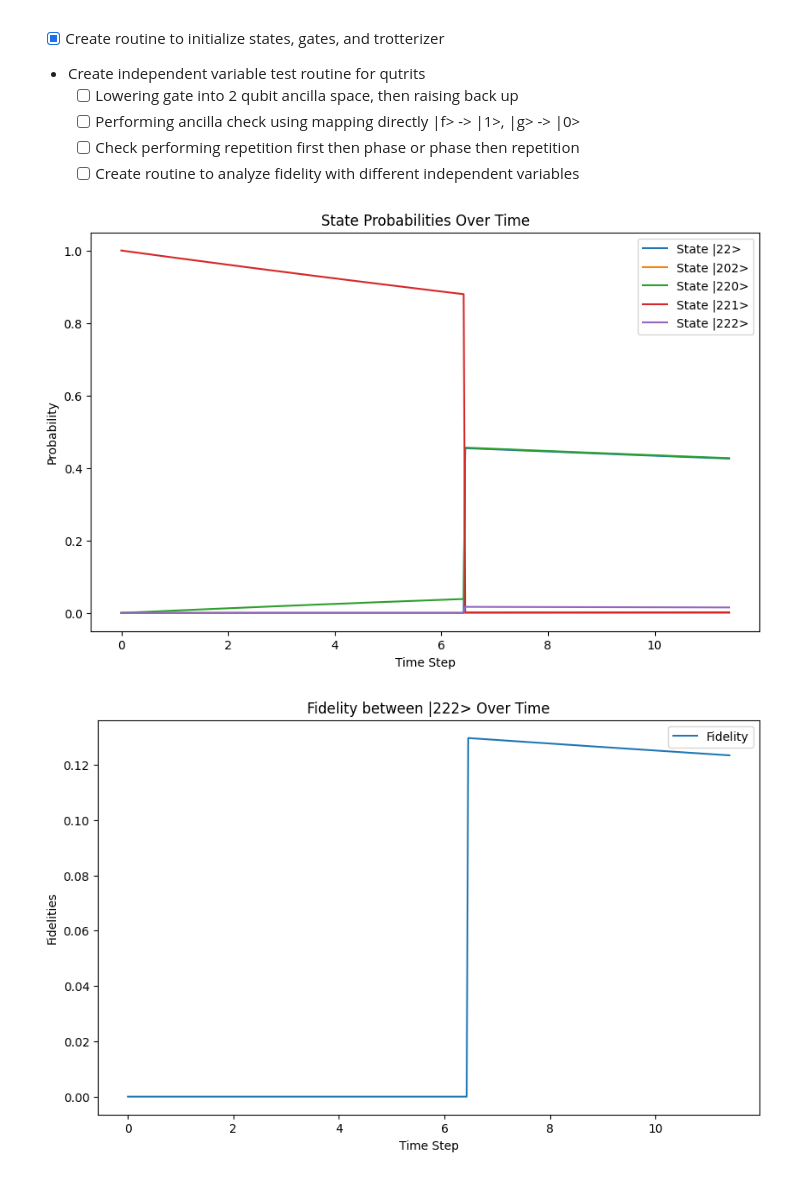
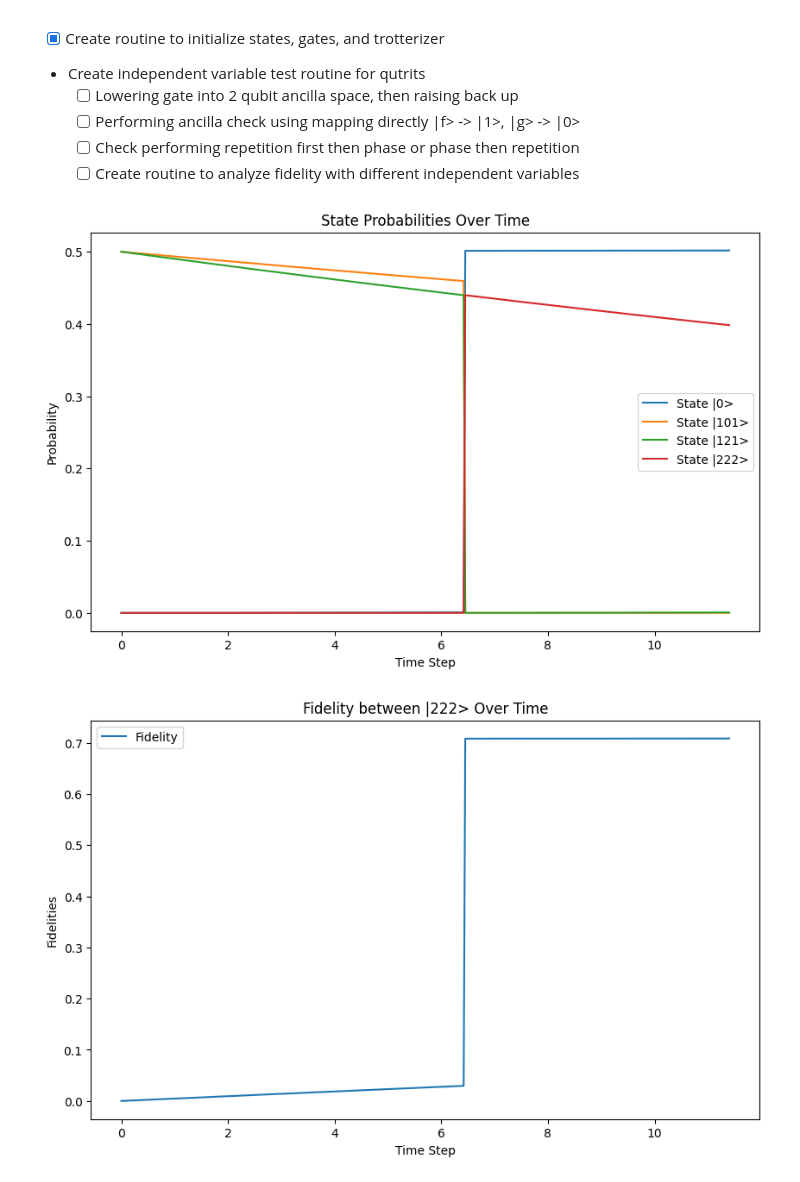
Before and after one commit to Wrn13/QuantumLogicalSimulator, a Jupyter notebook: src/notebooks/stabilizer_comparison.ipynb, the cells around one changed output. Drawn from its saved outputs; the diff is of its cells as text; code cells hidden in the pictures.

Commit message:
Fixed problems with erasure correction.

```diff
--- a/src/notebooks/stabilizer_comparison.ipynb
+++ b/src/notebooks/stabilizer_comparison.ipynb
@@ -23,6 +23,10 @@ import qutip as qt
 from quantum_logical.experiment_runner import ExperimentRunner, hadamard_operator
 
 runner = ExperimentRunner()
+# %%
+def base_three_to_base_ten(digits: List[int]) -> int:
+    """Convert a list of base-3 digits to a base-10 integer."""
+    return sum(d * (3 ** i) for i, d in enumerate(reversed(digits)))
 # %%
 def plot_results(trotter_dt: float, state_list: List[qt.Qobj], output_path: str) -> None:
     """Create and save diagnostic plots for a completed experiment.
@@ -51,12 +55,15 @@ def plot_results(trotter_dt: float, state_list: List[qt.Qobj], output_path: str)
     #    + qt.tensor(qt.basis(3, 2), qt.basis(3, 2), qt.basis(3, 0))
     #    + qt.tensor(qt.basis(3, 2), qt.basis(3, 0), qt.basis(3, 2))
     #) / 2.0
-    init_state = qt.tensor(qt.basis(3,2), qt.basis(3,2), qt.basis(3,2))
+    init_state = qt.tensor(qt.basis(3,0), qt.basis(3,0), qt.basis(3,0))
     fidelities = [qt.fidelity(state.ptrace([0, 1, 2]), init_state) for state in state_list]
     fidelities = np.array(fidelities)
 
     plt.figure(figsize=(10, 6))
-    for i in [8, 20, 24, 25, 26]: # one 0 two 2, 222
+    for i in [base_three_to_base_ten([0,0,0]),
+              base_three_to_base_ten([1,0,1]),
+              base_three_to_base_ten([1,2,1]),
+              base_three_to_base_ten([2,2,2])]: # one 0 two 2, 222
         plt.plot(time_steps, probabilities[:, i], label=f"State |{np.base_repr(i, base=3)}>")
     plt.xlabel("Time Step")
     plt.ylabel("Probability")
@@ -88,28 +95,28 @@ def plot_results(trotter_dt: float, state_list: List[qt.Qobj], output_path: str)
 # %%
 # Parameters (kept concise in the notebook)
 iterations = 1
 t1_list = np.linspace(25, 160, iterations)
 t2_list = np.linspace(33.3, 321, iterations)
 trotter_dt = .03
 cnot_time = .5
 single_qudit_time = .03
 
 # Individual superpositions
 plus_state = hadamard_operator(3) * qt.basis(3,0)
 minus_state = hadamard_operator(3) * qt.basis(3,2)
 
 # Prepare initial logical state
-logical_psi_0 = qt.tensor(qt.basis(3,2), qt.basis(3,2), qt.basis(3,1))
+logical_psi_0 = 1/np.sqrt(2)*(qt.tensor(qt.basis(3,1), qt.basis(3,0), qt.basis(3,1)) + qt.tensor(qt.basis(3,1), qt.basis(3,2), qt.basis(3,1)))
 total_psi_0 = qt.tensor(logical_psi_0, qt.basis(3,0), qt.basis(3,0), qt.basis(3,0))  # ancillas in |0>
 rho_0 = total_psi_0 * total_psi_0.dag()
 
 # Create runner and trotterizer, then run experiment with a list of setups
 for i in range(iterations):
     trotterizer = runner.generate_trotterizer(trotter_dt, t1_list[i], t2_list[i], 3, 6)
     # Pass a list of setups; here we only use the serial_erasure_circuit but more can be added
     setups = [runner.serial_erasure_circuit(single_qudit_time, cnot_time)]
     state_list = runner.experiment_run(trotterizer, rho_0, setups)
-    plot_results(trotter_dt, state_list, "erasure_correction")
+    plot_results(trotter_dt, state_list, "erasure_correction_first_last_increase")
 # %% [output]
-[figure, old version]
+[figure, new version]
-[figure, old version]
+[figure, new version]
```
Also changed, not shown: parts of 1 cell of this notebook, 10 other files.
